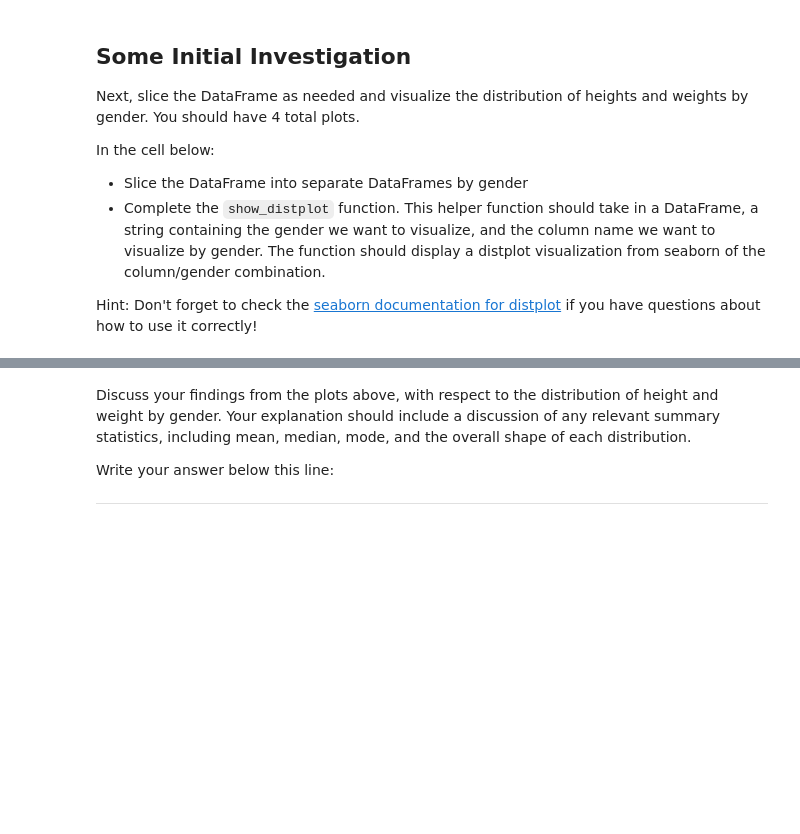
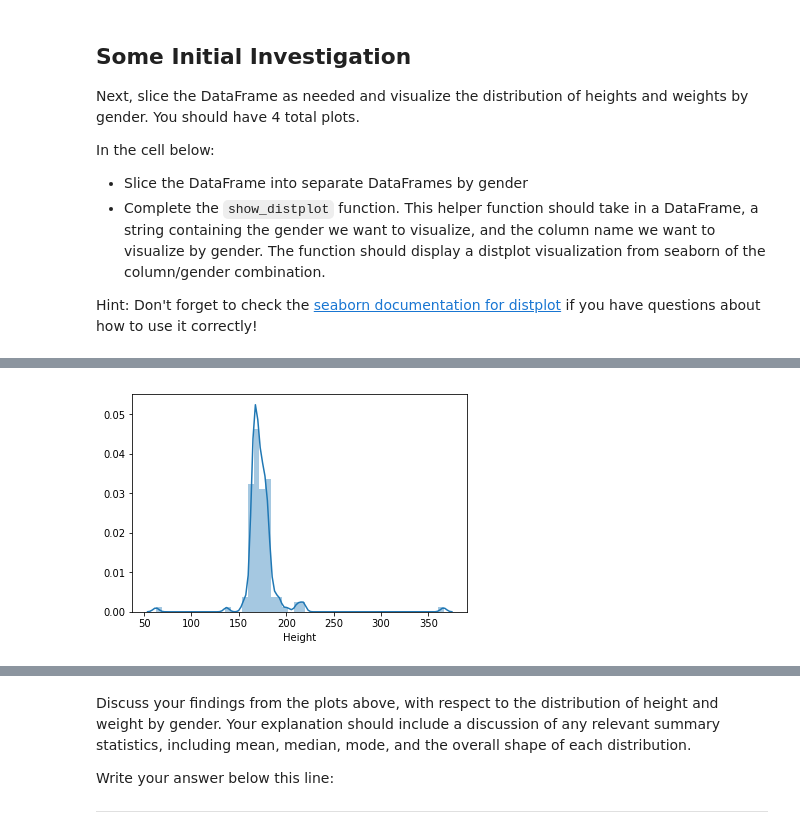
Before and after one commit to climatebrad/dsc-data-cleaning-project-dc-ds-100719, a Jupyter notebook: index-brad.ipynb, the cells around one changed output, grey strips where cells are left out. Saved outputs shown, nothing was run; the diff lists cells and outputs as text; code cells hidden in the pictures; blank space fills up the shorter version.

```diff
--- a/index-brad.ipynb
+++ b/index-brad.ipynb
@@ -373,4 +540,7 @@ def show_distplot(dataframe, gender, column_name):
 # %%
 # Female Height
+show_distplot(merge_df,'Female','Height')
+# %% [output]
+[figure, added]
 # %%
 # Female Weight
```
Also changed, not shown: parts of 28 cells of this notebook.
